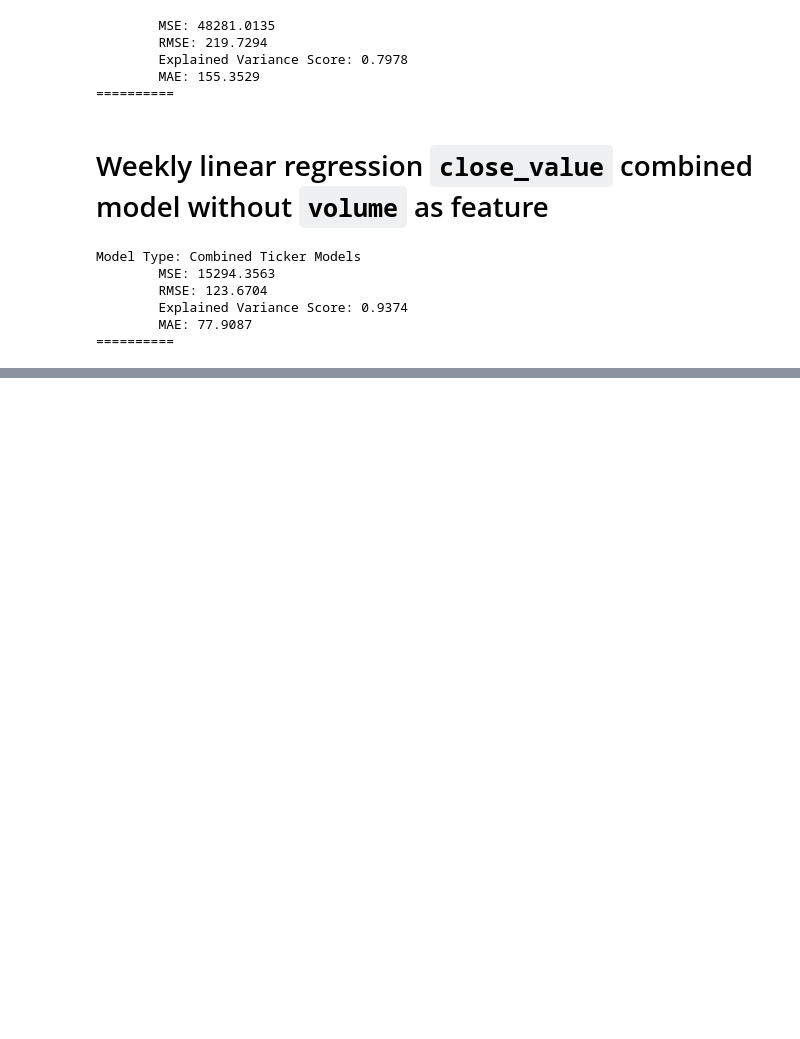
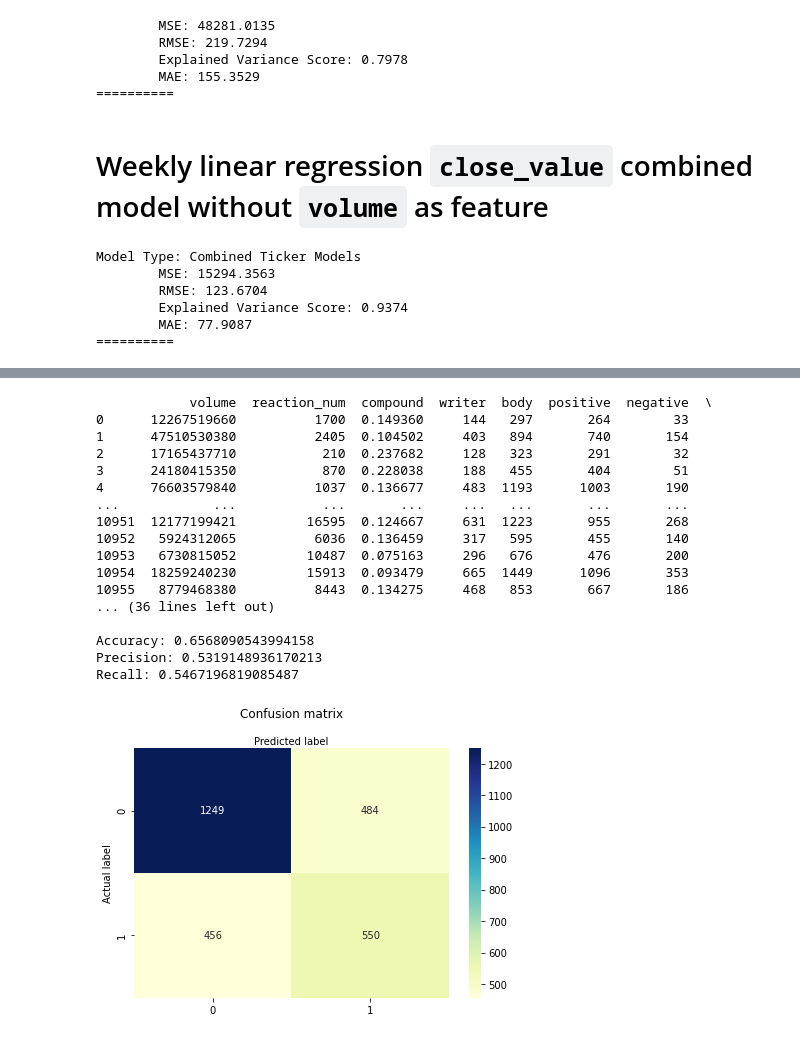
Before and after one commit to heatherpieszala/w207_final_project, a Jupyter notebook: w207_final_project/models/peletz_modeling.ipynb, the cells around one changed output, grey strips where cells are left out. Cells and saved outputs as stored; diff of their text form; code cells hidden in the pictures; blank space fills up the shorter version.

```diff
--- a/w207_final_project/models/peletz_modeling.ipynb
+++ b/w207_final_project/models/peletz_modeling.ipynb
@@ -244,0 +446,49 @@ Model Type: Combined Ticker Models
+# %%
+def build_dt_model_one():
+    current_features_indices = [0, 6, 7, 8, 9, 10, 11, 12, 14, 15]
+#     current_features_indices = [0, 6, 7, 8, 9, 10, 14]
+
+    features = daily_df.iloc[:, current_features_indices]
+    response_variable = daily_df.iloc[:, -1]
+    current_features = pd.get_dummies(features, prefix='ticker')
+    print(current_features)
+
+    X = current_features
+    y = response_variable
+    combined = current_features
+    combined["rv"] = response_variable
+    combined = clean_dataset(combined)
+    current_features, response_variable = combined.iloc[:, :-1], combined.iloc[:, -1]
+
+    X_train, X_test, y_train, y_test = train_test_split(current_features, response_variable, test_size=0.25, random_state=42)
+    ###### Create Decision Tree classifer object
+    clf = DecisionTreeClassifier(criterion="entropy", max_depth=95)
+
+    # Train Decision Tree Classifer
+    clf = clf.fit(X_train,y_train)
+
+    #Predict the response for test dataset
+    y_pred = clf.predict(X_test)
+
+    get_classification_metrics(y_test, y_pred, X_test)
+# %%
+build_dt_model_one()
+# %% [output]
+            volume  reaction_num  compound  writer  body  positive  negative  \
+0      12267519660          1700  0.149360     144   297       264        33
+1      47510530380          2405  0.104502     403   894       740       154
+2      17165437710           210  0.237682     128   323       291        32
+3      24180415350           870  0.228038     188   455       404        51
+4      76603579840          1037  0.136677     483  1193      1003       190
+...            ...           ...       ...     ...   ...       ...       ...
+10951  12177199421         16595  0.124667     631  1223       955       268
+10952   5924312065          6036  0.136459     317   595       455       140
+10953   6730815052         10487  0.075163     296   676       476       200
+10954  18259240230         15913  0.093479     665  1449      1096       353
+10955   8779468380          8443  0.134275     468   853       667       186
+... (36 lines left out)
+
+Accuracy: 0.6568090543994158
+Precision: 0.5319148936170213
+Recall: 0.5467196819085487
+[figure, added]
```
Also changed, not shown: parts of 15 cells of this notebook.
